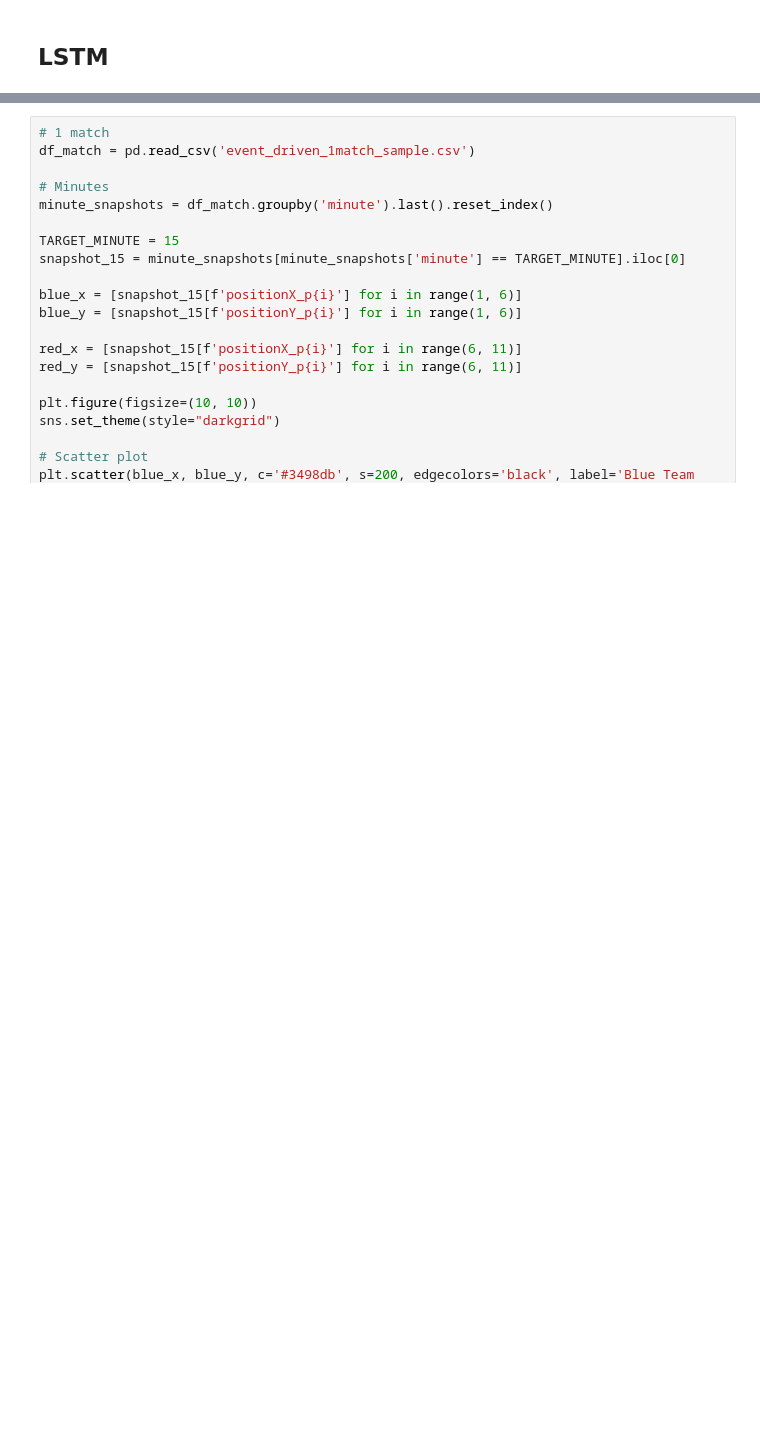
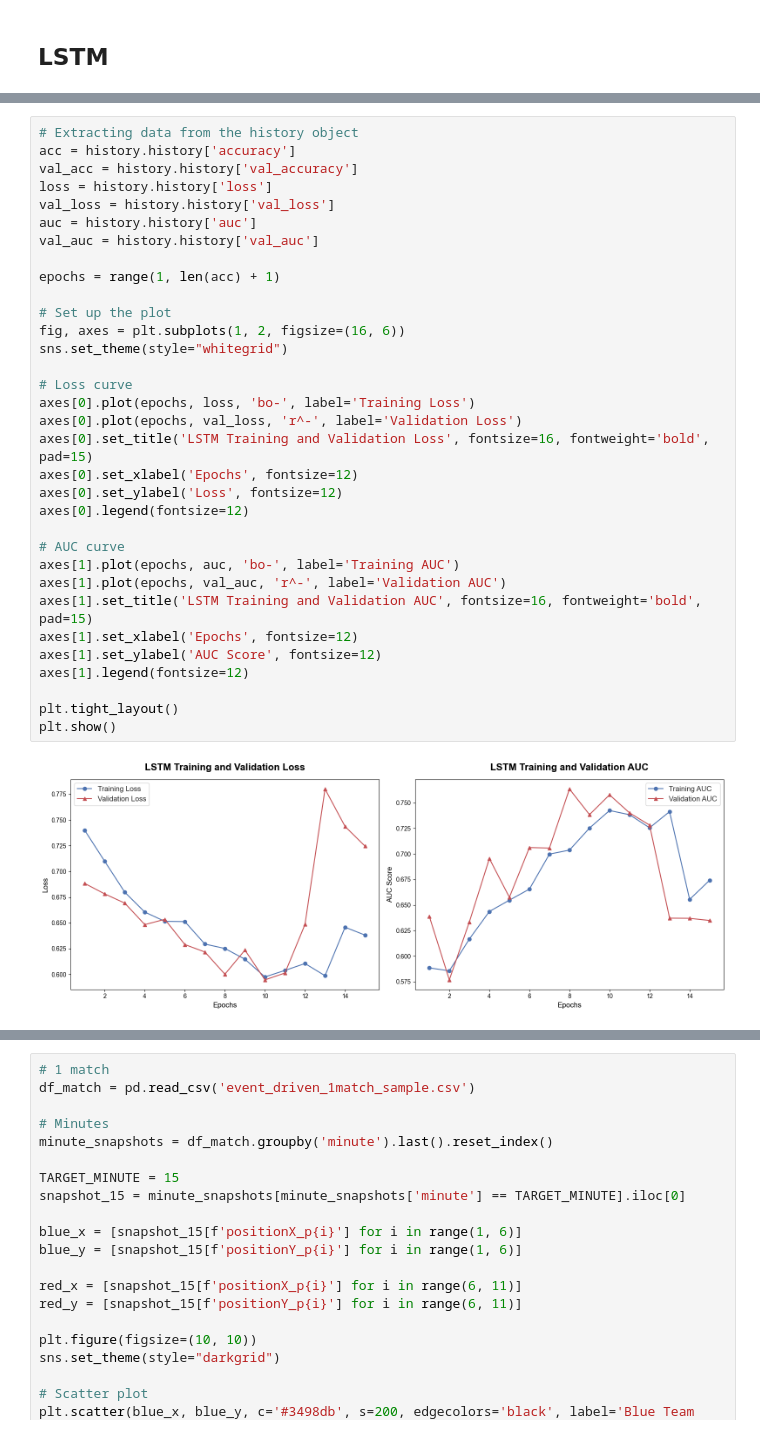
Before and after one commit to BalazsBognar/League-of-Legends-Esport-Analytics-2026, a Jupyter notebook: Win probability.ipynb, the cells around one changed output, grey strips where cells are left out. Drawn from its saved outputs; the diff is of its cells as text; blank space fills up the shorter version.

Commit message:
Added LSTM evaluation

```diff
--- a/Win probability.ipynb
+++ b/Win probability.ipynb
@@ -811,2 +813,37 @@ Epoch 15/15
 
 [SUCCESS] LSTM model trained!
+# %%
+# Extracting data from the history object
+acc = history.history['accuracy']
+val_acc = history.history['val_accuracy']
+loss = history.history['loss']
+val_loss = history.history['val_loss']
+auc = history.history['auc']
+val_auc = history.history['val_auc']
+
+epochs = range(1, len(acc) + 1)
+
+# Set up the plot
+fig, axes = plt.subplots(1, 2, figsize=(16, 6))
+sns.set_theme(style="whitegrid")
+
+# Loss curve
+axes[0].plot(epochs, loss, 'bo-', label='Training Loss')
+axes[0].plot(epochs, val_loss, 'r^-', label='Validation Loss')
+axes[0].set_title('LSTM Training and Validation Loss', fontsize=16, fontweight='bold', pad=15)
+axes[0].set_xlabel('Epochs', fontsize=12)
+axes[0].set_ylabel('Loss', fontsize=12)
+axes[0].legend(fontsize=12)
+
+# AUC curve
+axes[1].plot(epochs, auc, 'bo-', label='Training AUC')
+axes[1].plot(epochs, val_auc, 'r^-', label='Validation AUC')
+axes[1].set_title('LSTM Training and Validation AUC', fontsize=16, fontweight='bold', pad=15)
+axes[1].set_xlabel('Epochs', fontsize=12)
+axes[1].set_ylabel('AUC Score', fontsize=12)
+axes[1].legend(fontsize=12)
+
+plt.tight_layout()
+plt.show()
+# %% [output]
+[figure, added]
```
Also changed, not shown: parts of 4 cells of this notebook.
